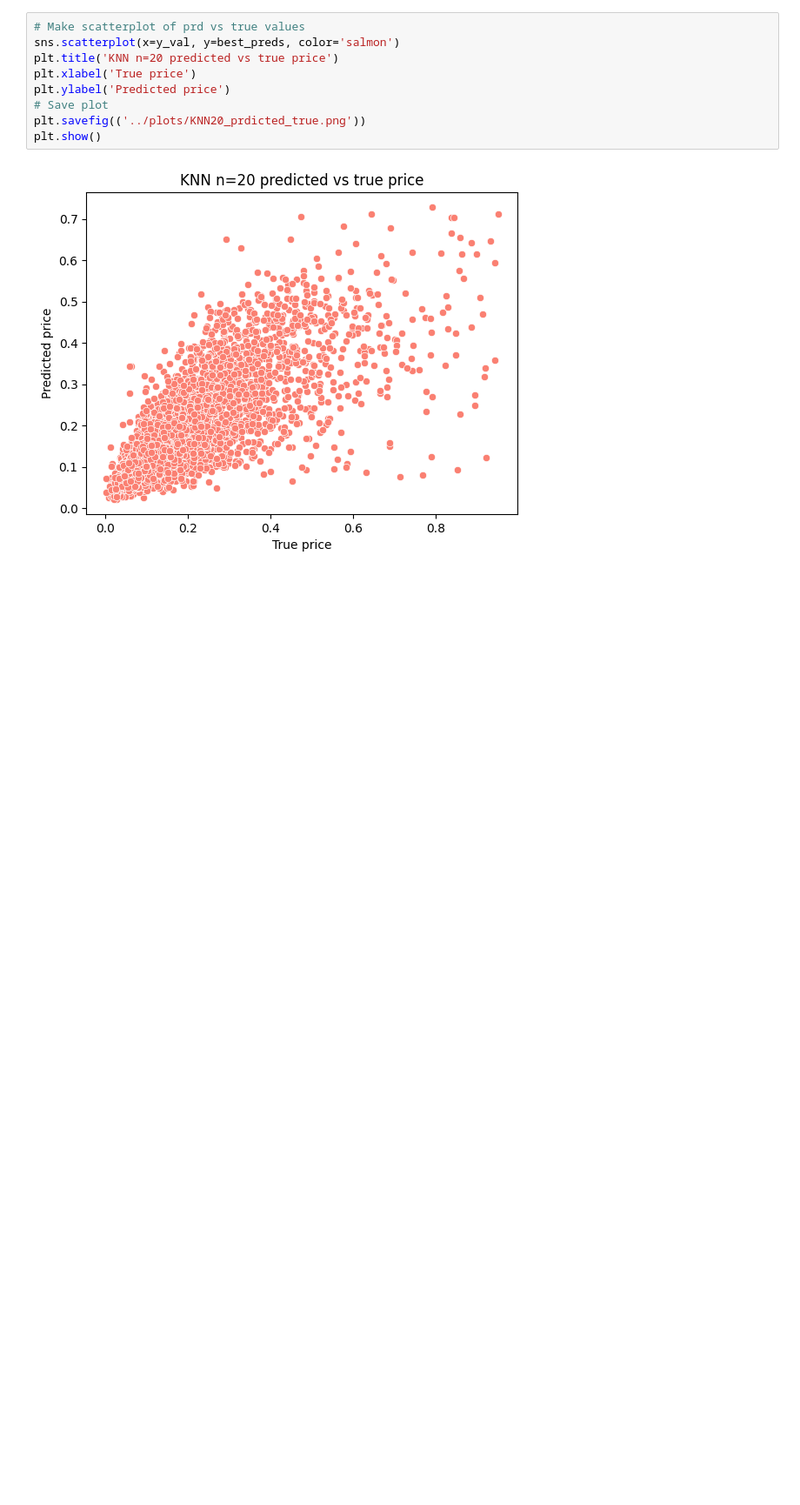
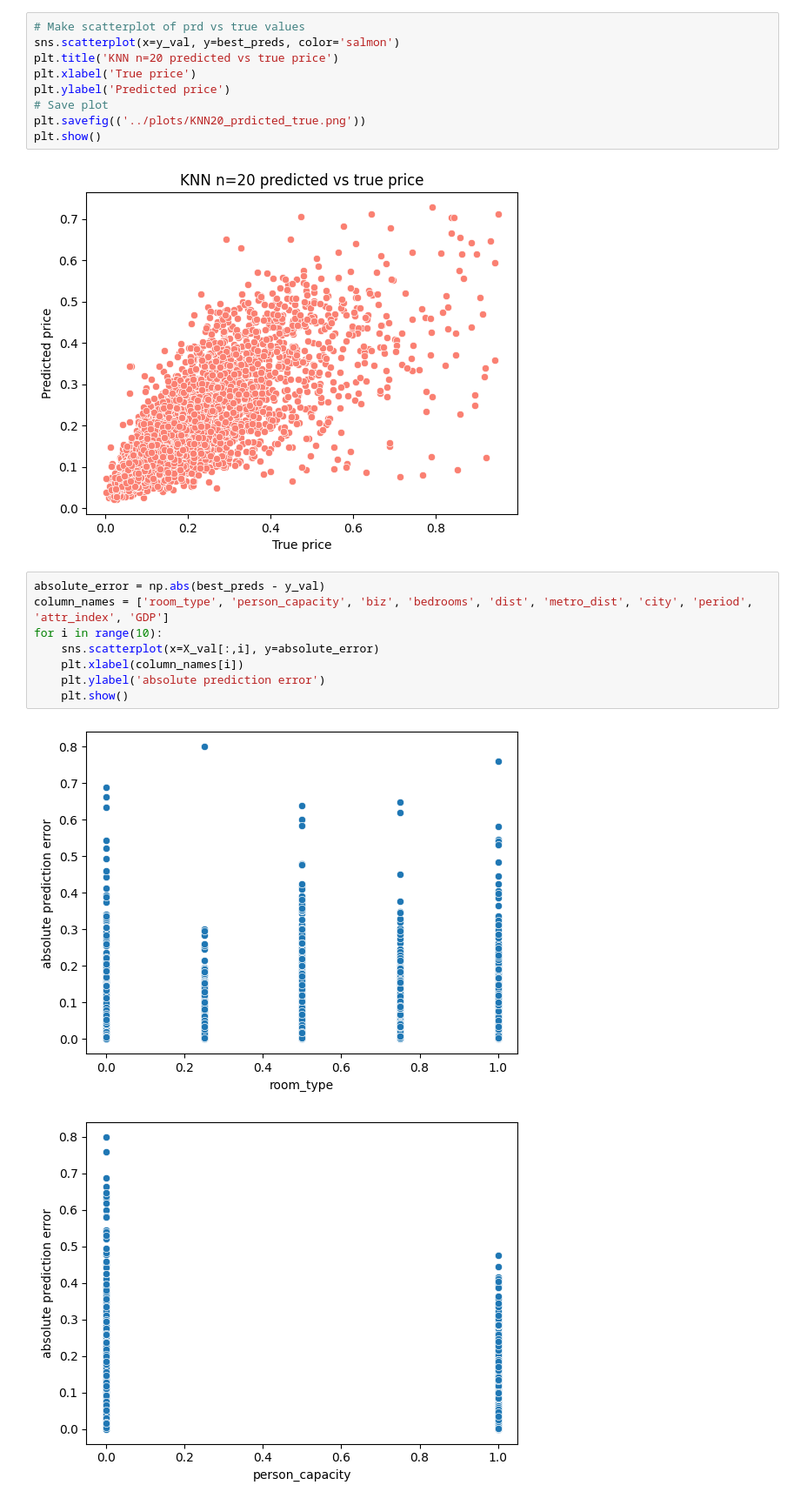
Before and after one commit to AddiH/DataScienceExam, a Jupyter notebook: nbs/base_models.ipynb, the cells around one changed output. Shown at 87% size. Drawn from its saved outputs; the diff is of its cells as text; blank space fills up the shorter version.

```diff
--- a/nbs/base_models.ipynb
+++ b/nbs/base_models.ipynb
@@ -146,3 +148,14 @@ plt.savefig(('../plots/KNN20_prdicted_true.png'))
 plt.show()
 # %% [output]
 [figure]
+# %%
+absolute_error = np.abs(best_preds - y_val)
+column_names = ['room_type', 'person_capacity', 'biz', 'bedrooms', 'dist', 'metro_dist', 'city', 'period', 'attr_index', 'GDP']
+for i in range(10):
+    sns.scatterplot(x=X_val[:,i], y=absolute_error)
+    plt.xlabel(column_names[i])
+    plt.ylabel('absolute prediction error')
+    plt.show()
+# %% [output]
+[figure, added]
+[figure, added]
```
Also changed, not shown: parts of 2 cells of this notebook, 2 other files.
